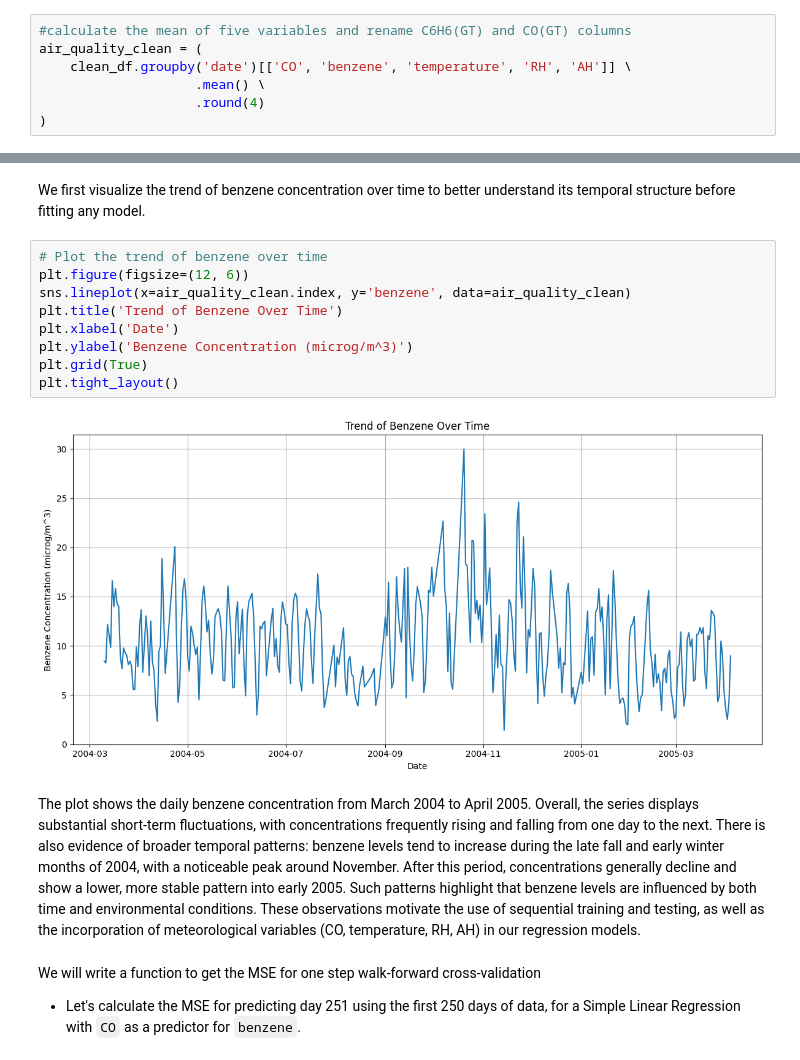
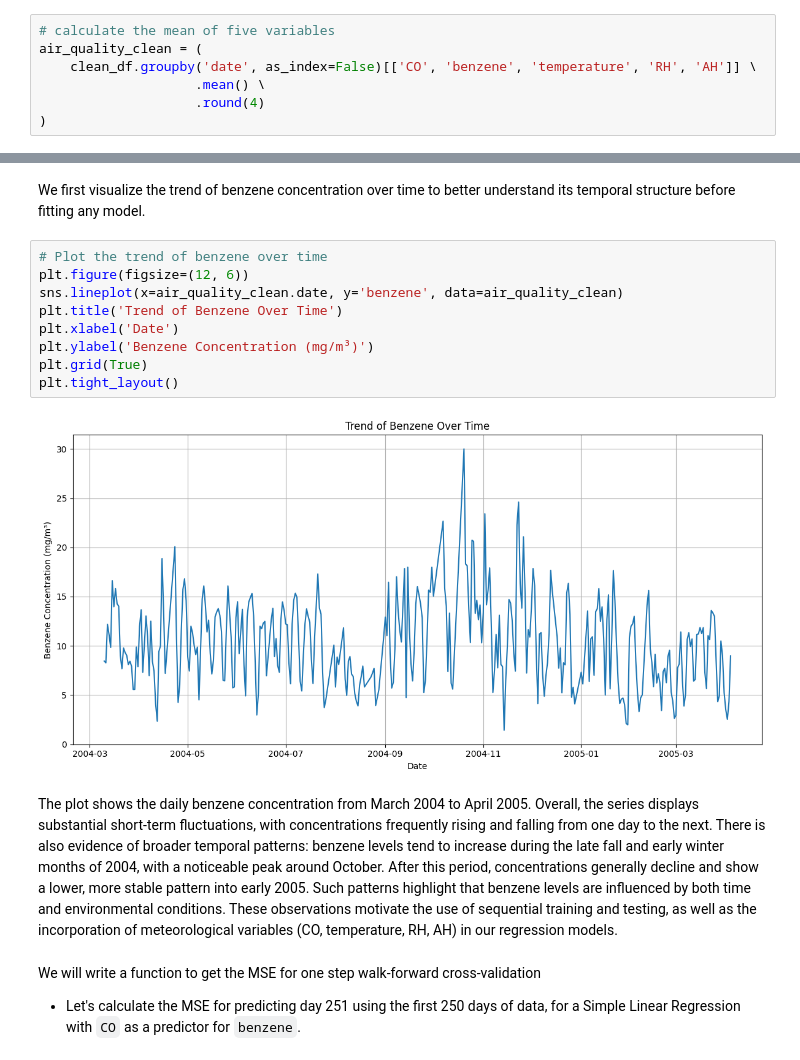
Before and after one commit to jccrews256/ST-554-Project1-Template, a Jupyter notebook: Task3/Task3.ipynb, the cells around one changed output, grey strips where cells are left out. Drawn from its saved outputs; the diff is of its cells as text.

```diff
--- a/Task3/Task3.ipynb
+++ b/Task3/Task3.ipynb
@@ -283,9 +279,9 @@ clean_df.head()
 After this step, we can clearly see that a new `date` variable has been created and aligned with the chronological order of the data.
 We then group the dataset by `date` and compute the daily mean of the five selected variables. The resulting dataset is stored as `air_quality_clean` for use in subsequent analysis.
 # %%
-#calculate the mean of five variables and rename C6H6(GT) and CO(GT) columns
+# calculate the mean of five variables
 air_quality_clean = (
-    clean_df.groupby('date')[['CO', 'benzene', 'temperature', 'RH', 'AH']] \
+    clean_df.groupby('date', as_index=False)[['CO', 'benzene', 'temperature', 'RH', 'AH']] \
                     .mean() \
                     .round(4)
 )
@@ -385,16 +380,16 @@ We first visualize the trend of benzene concentration over time to better unders
 # %%
 # Plot the trend of benzene over time
 plt.figure(figsize=(12, 6))
-sns.lineplot(x=air_quality_clean.index, y='benzene', data=air_quality_clean)
+sns.lineplot(x=air_quality_clean.date, y='benzene', data=air_quality_clean)
 plt.title('Trend of Benzene Over Time')
 plt.xlabel('Date')
-plt.ylabel('Benzene Concentration (microg/m^3)')
+plt.ylabel('Benzene Concentration (mg/m³)')
 plt.grid(True)
 plt.tight_layout()
 # %% [output]
-[figure, old version]
+[figure, new version]
 # %% [markdown]
-The plot shows the daily benzene concentration from March 2004 to April 2005. Overall, the series displays substantial short-term fluctuations, with concentrations frequently rising and falling from one day to the next. There is also evidence of broader temporal patterns: benzene levels tend to increase during the late fall and early winter months of 2004, with a noticeable peak around November. After this period, concentrations generally decline and show a lower, more stable pattern into early 2005. Such patterns highlight that benzene levels are influenced by both time and environmental conditions. These observations motivate the use of sequential training and testing, as well as the incorporation of meteorological variables (CO, temperature, RH, AH) in our regression models.
+The plot shows the daily benzene concentration from March 2004 to April 2005. Overall, the series displays substantial short-term fluctuations, with concentrations frequently rising and falling from one day to the next. There is also evidence of broader temporal patterns: benzene levels tend to increase during the late fall and early winter months of 2004, with a noticeable peak around October. After this period, concentrations generally decline and show a lower, more stable pattern into early 2005. Such patterns highlight that benzene levels are influenced by both time and environmental conditions. These observations motivate the use of sequential training and testing, as well as the incorporation of meteorological variables (CO, temperature, RH, AH) in our regression models.
 # %% [markdown]
 We will write a function to get the MSE for one step walk-forward cross-validation
 - Let's calculate the MSE for predicting day 251 using the first 250 days of data, for a Simple Linear Regression with `CO` as a predictor for `benzene`.
```
Also changed, not shown: parts of 20 cells of this notebook.
